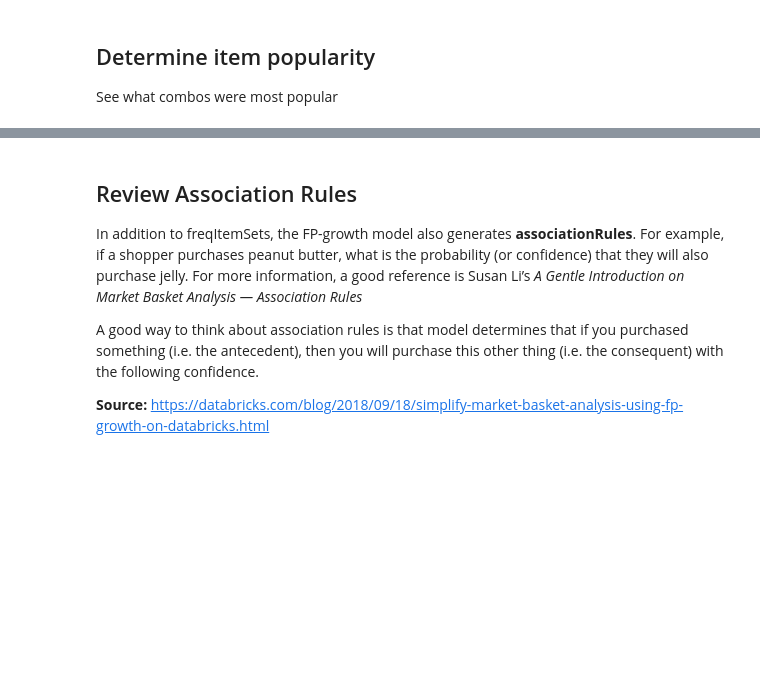
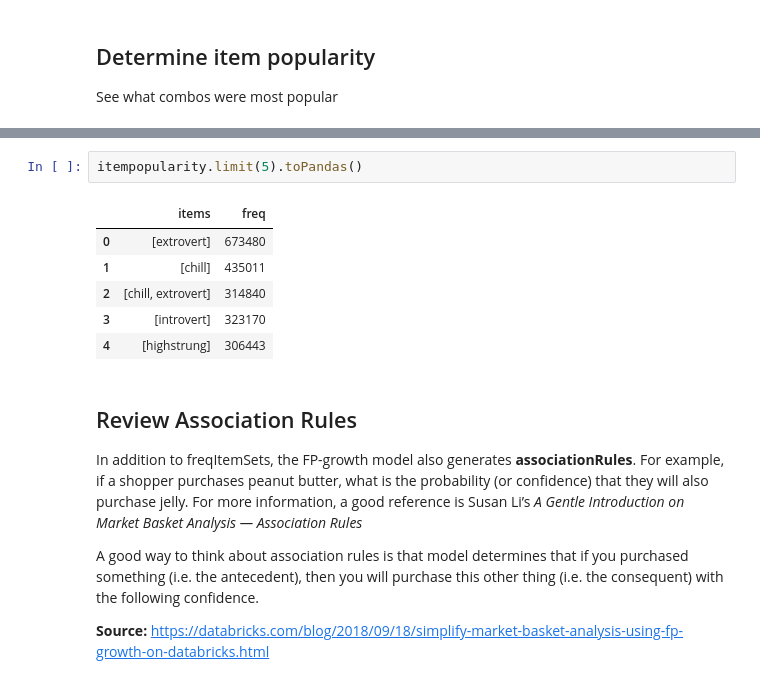
Before and after one commit to iamirmasoud/pyspark_tutorials, a Jupyter notebook: 8_Frequent_Pattern_Mining_in_PySparks_MLlib/1_Frequent_Pattern_Mining_in_PySparks_MLlib/Frequent_Pattern_Mining_in_PySparks_MLlib.ipynb, the cells around one changed output, grey strips where cells are left out. Saved outputs shown, nothing was run; the diff lists cells and outputs as text; blank space fills up the shorter version.

```diff
--- a/8_Frequent_Pattern_Mining_in_PySparks_MLlib/1_Frequent_Pattern_Mining_in_PySparks_MLlib/Frequent_Pattern_Mining_in_PySparks_MLlib.ipynb
+++ b/8_Frequent_Pattern_Mining_in_PySparks_MLlib/1_Frequent_Pattern_Mining_in_PySparks_MLlib/Frequent_Pattern_Mining_in_PySparks_MLlib.ipynb
@@ -197,6 +219,15 @@ Top 20
 | 2 | [introvert] | 323170 |
 | 3 | [chill, extrovert] | 314840 |
 | 4 | [highstrung] | 306443 |
+# %%
+itempopularity.limit(5).toPandas()
+# %% [output]
+|  | items | freq |
+| 0 | [extrovert] | 673480 |
+| 1 | [chill] | 435011 |
+| 2 | [chill, extrovert] | 314840 |
+| 3 | [introvert] | 323170 |
+| 4 | [highstrung] | 306443 |
 # %% [markdown]
 ## Review Association Rules
 
```
Also changed, not shown: parts of 17 cells of this notebook, 1 other file.
